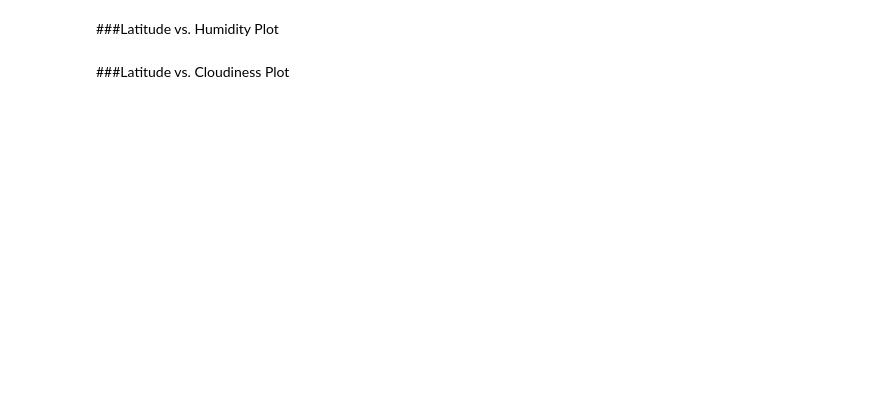
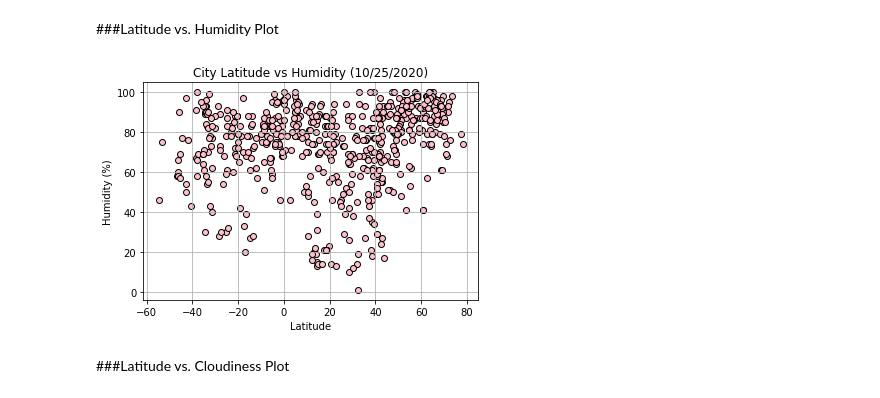
Before and after one commit to doublealogic/api-challenge-python, a Jupyter notebook: WeatherPy/WeatherPy.ipynb, the cells around one changed output. Cells and saved outputs as stored; diff of their text form; code cells hidden in the pictures; blank space fills up the shorter version.

```diff
--- a/WeatherPy/WeatherPy.ipynb
+++ b/WeatherPy/WeatherPy.ipynb
@@ -185,4 +206,22 @@ Creates scatter plots that showcases the following relationships:
 # %% [markdown]
 ###Latitude vs. Humidity Plot
+# %%
+# Variables for Plot
+city_humidity = weatherpy_df["Humidity"]
+
+# Plot Parameters
+plt.scatter(city_latitude, city_humidity, marker="o", facecolor="pink", edgecolor="black")
+plt.title(f"City Latitude vs Humidity {date}")
+plt.xlabel("Latitude")
+plt.ylabel("Humidity (%)")
+plt.grid(True)
+
+# Saves Plot as a PNG
+plt.savefig("Output_Data/Latitude_vs_Humidity_Plot.png")
+
+# Showcases Plot
+plt.show()
+# %% [output]
+[figure, added]
 # %% [markdown]
 ###Latitude vs. Cloudiness Plot
```
Also changed, not shown: parts of 3 cells of this notebook, 4 other files.
